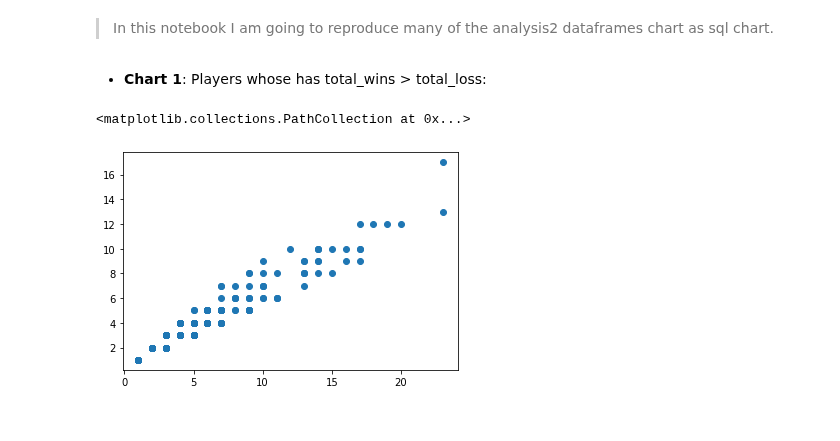
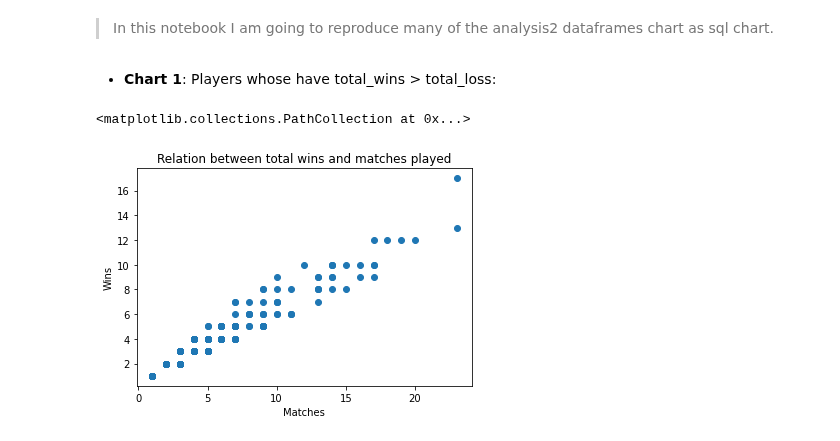
Before and after one commit to victor-s-santos/DataAnalystic-Test, a Jupyter notebook: python-notebooks/Analysis3.ipynb, the cells around one changed output. Cells and saved outputs as stored; diff of their text form; code cells hidden in the pictures.

```diff
--- a/python-notebooks/Analysis3.ipynb
+++ b/python-notebooks/Analysis3.ipynb
@@ -18,21 +18,32 @@ connection = pymysql.connect(host=HOST,
                      db = DB)
 
 cursor = connection.cursor()
+# %%
+def chart(x, y, xlabel, ylabel, title, chart_type=0):
+    plt.title(title)
+    plt.xlabel(xlabel)
+    plt.ylabel(ylabel)
+    if chart_type == 0:
+        return plt.scatter(x,y)
+    else:
+        return plt.bar(x,y)
 # %% [markdown]
-* __Chart 1__: Players whose has total_wins > total_loss:
+* __Chart 1__: Players whose have total_wins > total_loss:
 # %%
 import matplotlib.pyplot as plt
 
-query3 = "SELECT matches_played, total_wins FROM matchmaking_stats_summary WHERE total_wins > total_loss"
+query3 = "SELECT matches_played, total_wins, total_loss FROM matchmaking_stats_summary WHERE total_wins > total_loss"
 
 cursor.execute(query3)
 wins = []
 matches = []
+loss = []
 lista = cursor.fetchall()
 for elements in lista:
     matches.append(elements[0])
     wins.append(elements[1])
-plt.scatter(matches, wins)
+    loss.append(elements[2])
+chart(matches, wins, "Matches", "Wins", "Relation between total wins and matches played")
 # %% [output]
 <matplotlib.collections.PathCollection at 0x...>
-[figure, old version]
+[figure, new version]
```
Also changed, not shown: parts of 4 cells of this notebook.
